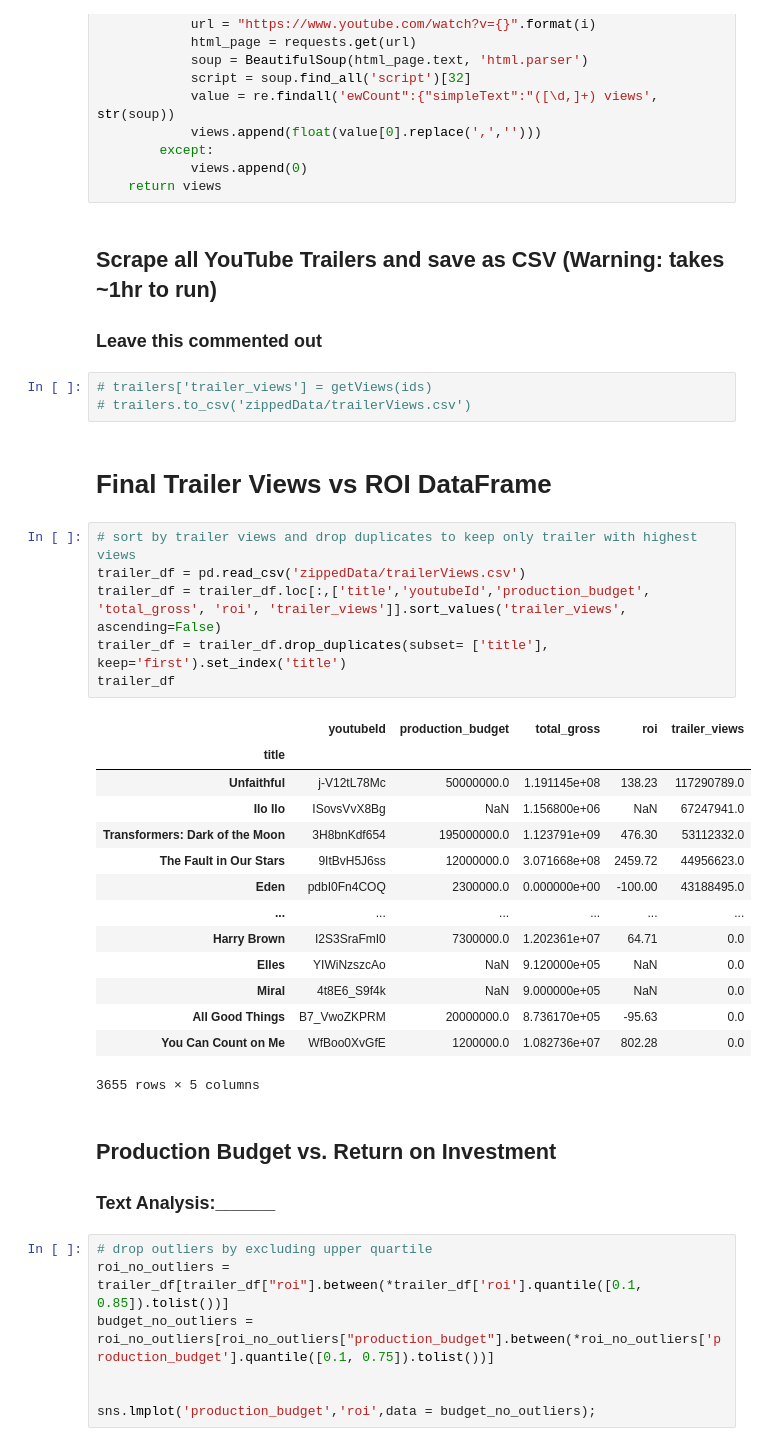
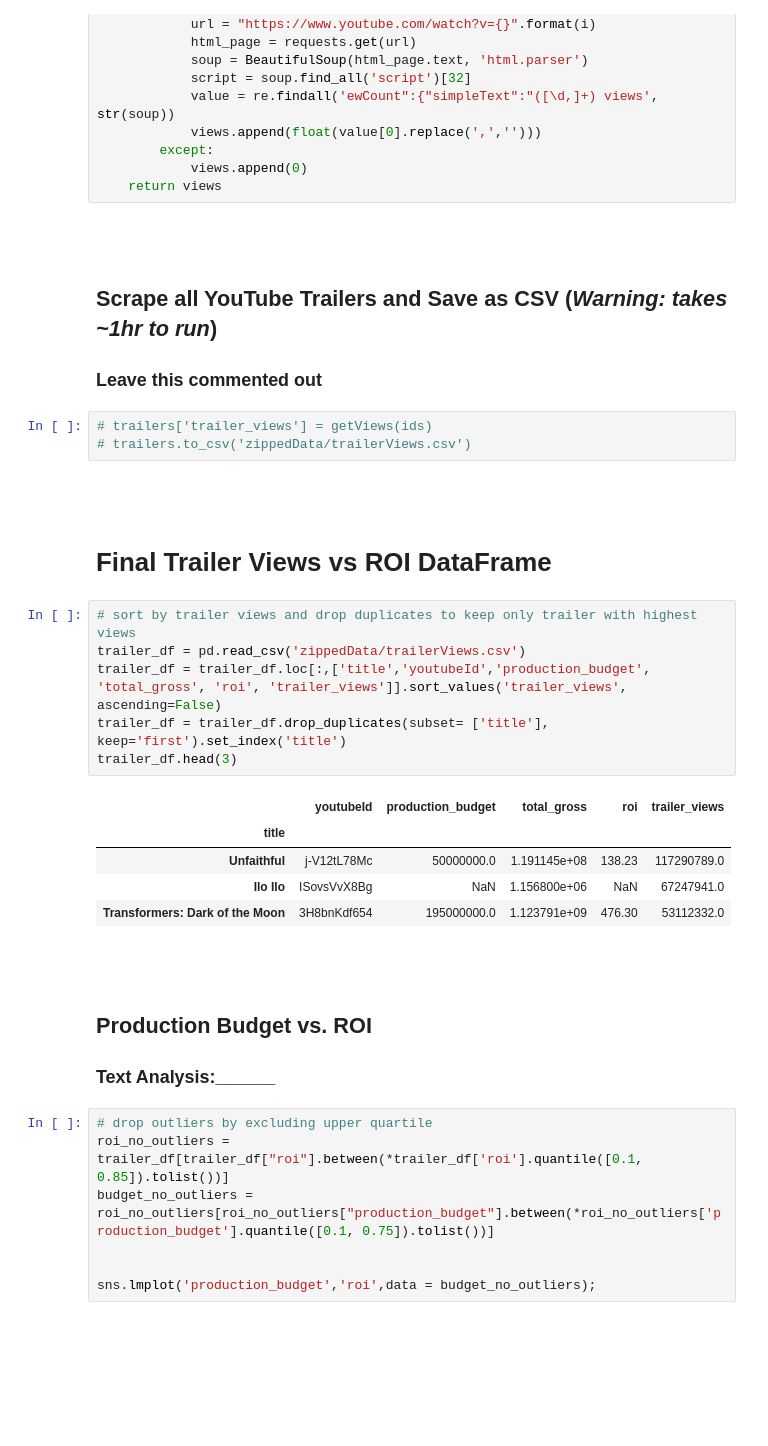
Before and after one commit to khyateed/Movie-Data-Analysis, a Jupyter notebook: student.ipynb, the cells around one changed output. Drawn from its saved outputs; the diff is of its cells as text; blank space fills up the shorter version.

```diff
--- a/student.ipynb
+++ b/student.ipynb
@@ -246,37 +277,34 @@ def getViews(youtubeIDs):
         except:
             views.append(0)
     return views
+# %% [markdown]
+<br>
 # %% [markdown]
-## Scrape all YouTube Trailers and save as CSV (Warning: takes ~1hr to run)
+## Scrape all YouTube Trailers and Save as CSV (*Warning: takes ~1hr to run*)
 ### Leave this commented out
 # %%
 # trailers['trailer_views'] = getViews(ids)
 # trailers.to_csv('zippedData/trailerViews.csv')
+# %% [markdown]
+<br>
 # %% [markdown]
 # Final Trailer Views vs ROI DataFrame
 # %%
 # sort by trailer views and drop duplicates to keep only trailer with highest views
 trailer_df = pd.read_csv('zippedData/trailerViews.csv')
 trailer_df = trailer_df.loc[:,['title','youtubeId','production_budget', 'total_gross', 'roi', 'trailer_views']].sort_values('trailer_views', ascending=False)
 trailer_df = trailer_df.drop_duplicates(subset= ['title'], keep='first').set_index('title')
-trailer_df
+trailer_df.head(3)
 # %% [output]
 |  | youtubeId | production_budget | total_gross | roi | trailer_views |
 | title |  |  |  |  |  |
 | Unfaithful | j-V12tL78Mc | 50000000.0 | 1.191145e+08 | 138.23 | 117290789.0 |
 | Ilo Ilo | ISovsVvX8Bg | NaN | 1.156800e+06 | NaN | 67247941.0 |
 | Transformers: Dark of the Moon | 3H8bnKdf654 | 195000000.0 | 1.123791e+09 | 476.30 | 53112332.0 |
-| The Fault in Our Stars | 9ItBvH5J6ss | 12000000.0 | 3.071668e+08 | 2459.72 | 44956623.0 |
-| Eden | pdbI0Fn4COQ | 2300000.0 | 0.000000e+00 | -100.00 | 43188495.0 |
-| ... | ... | ... | ... | ... | ... |
-| Harry Brown | I2S3SraFmI0 | 7300000.0 | 1.202361e+07 | 64.71 | 0.0 |
-| Elles | YIWiNzszcAo | NaN | 9.120000e+05 | NaN | 0.0 |
-| Miral | 4t8E6_S9f4k | NaN | 9.000000e+05 | NaN | 0.0 |
-| All Good Things | B7_VwoZKPRM | 20000000.0 | 8.736170e+05 | -95.63 | 0.0 |
-| You Can Count on Me | WfBoo0XvGfE | 1200000.0 | 1.082736e+07 | 802.28 | 0.0 |
-3655 rows × 5 columns
+# %% [markdown]
+<br>
 # %% [markdown]
-## Production Budget vs. Return on Investment
+## Production Budget vs. ROI
 ### Text Analysis:______
 # %%
 # drop outliers by excluding upper quartile
```
Also changed, not shown: parts of 112 cells of this notebook.
